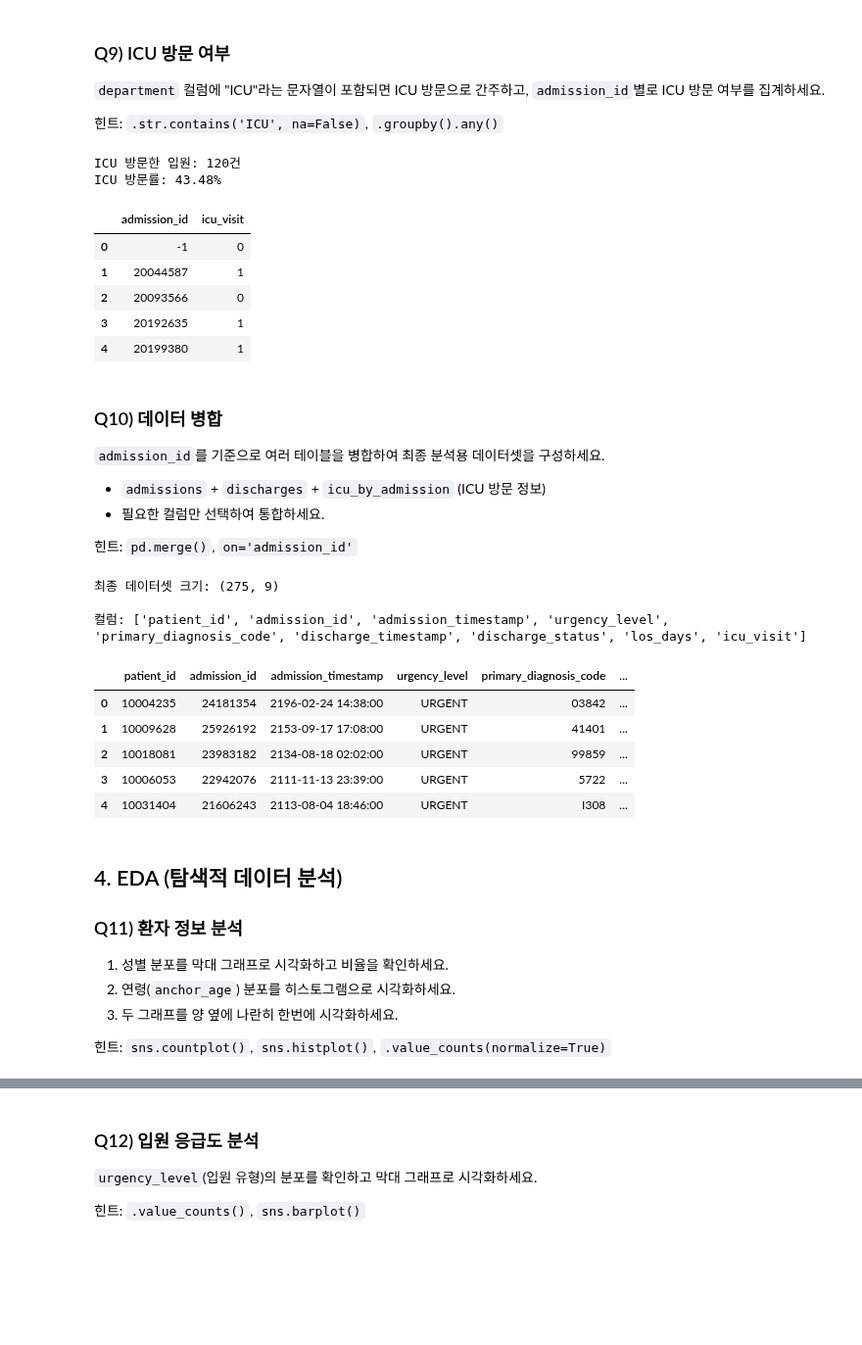
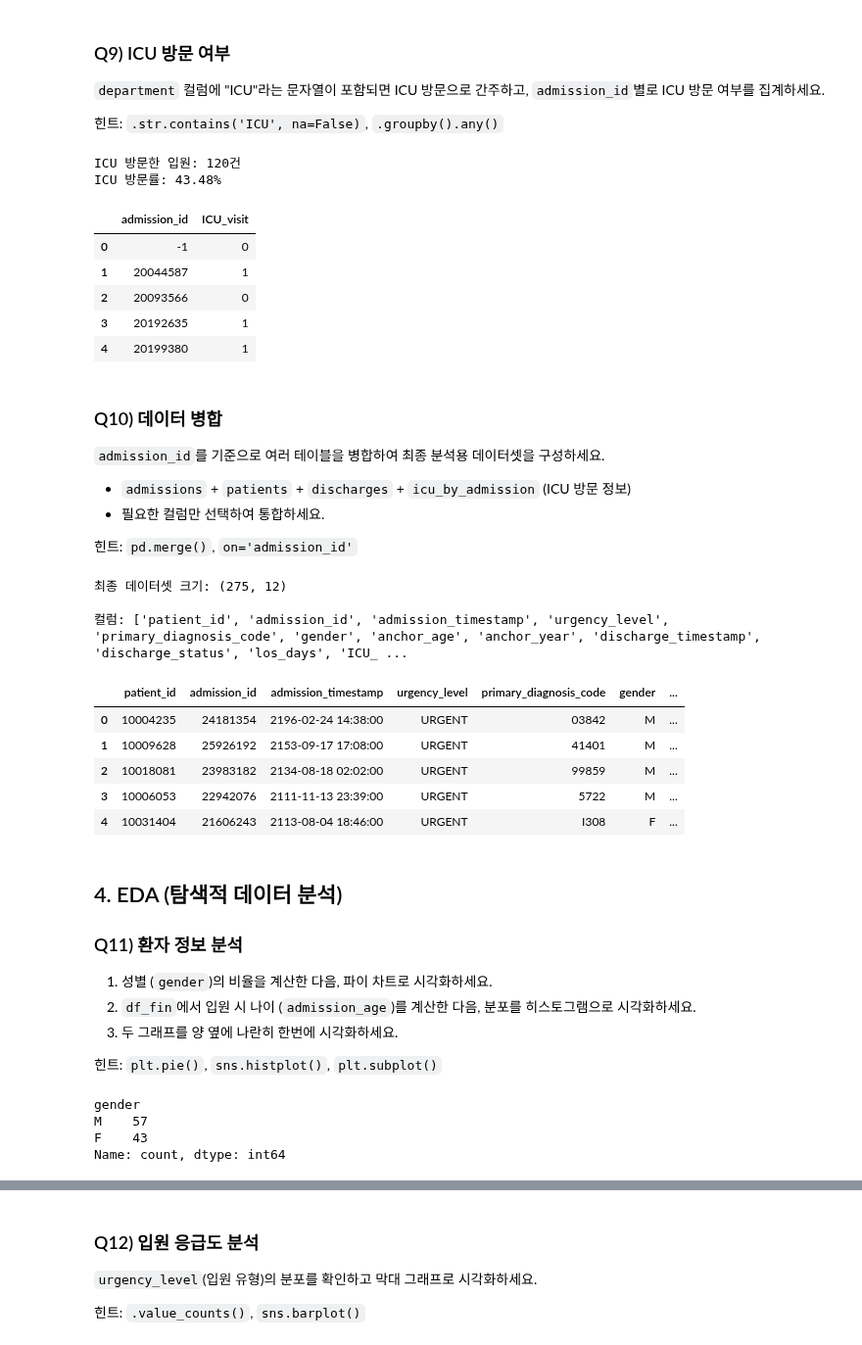
Before and after one commit to sarahjang15/MIMIC-IV_Data_Analysis, a Jupyter notebook: MIMIC_IV_Tutorial.ipynb, the cells around one changed output, grey strips where cells are left out. Shown at 98% size. Saved outputs shown, nothing was run; the diff lists cells and outputs as text; code cells hidden in the pictures; blank space fills up the shorter version.

```diff
--- a/MIMIC_IV_Tutorial.ipynb
+++ b/MIMIC_IV_Tutorial.ipynb
@@ -468,21 +525,20 @@ print(f"재입원률: {readmission['readmit_30'].mean() * 100:.2f}%")
 힌트: `.str.contains('ICU', na=False)`, `.groupby().any()`
 # %%
 # ICU 방문 여부 확인
-transfers['ICU_visit'] = transfers['department'].fillna('').str.contains('ICU', na=False)
+transfers['ICU_visit'] = transfers['department'].str.contains('ICU', na=False)
 
 # admission_id별 ICU 방문 여부 집계
 icu_by_admission = transfers.groupby('admission_id')['ICU_visit'].any().reset_index()
-icu_by_admission.columns = ['admission_id', 'icu_visit']
-icu_by_admission['icu_visit'] = icu_by_admission['icu_visit'].astype(int)
+icu_by_admission['ICU_visit'] = icu_by_admission['ICU_visit'].astype(int)
 
-print(f"ICU 방문한 입원: {icu_by_admission['icu_visit'].sum()}건")
-print(f"ICU 방문률: {icu_by_admission['icu_visit'].mean() * 100:.2f}%")
+print(f"ICU 방문한 입원: {icu_by_admission['ICU_visit'].sum()}건")
+print(f"ICU 방문률: {icu_by_admission['ICU_visit'].mean() * 100:.2f}%")
 
 icu_by_admission.head()
 # %% [output]
 ICU 방문한 입원: 120건
 ICU 방문률: 43.48%
-|  | admission_id | icu_visit |
+|  | admission_id | ICU_visit |
 | 0 | -1 | 0 |
 | 1 | 20044587 | 1 |
 | 2 | 20093566 | 0 |
@@ -493,44 +549,57 @@ ICU 방문률: 43.48%
 
 `admission_id`를 기준으로 여러 테이블을 병합하여 최종 분석용 데이터셋을 구성하세요.
 
-- `admissions` + `discharges` + `icu_by_admission` (ICU 방문 정보)
+- `admissions` + `patients` +  `discharges` + `icu_by_admission` (ICU 방문 정보)
 - 필요한 컬럼만 선택하여 통합하세요.
 
 힌트: `pd.merge()`, `on='admission_id'`
 # %%
 # 데이터 병합
 df_fin = admissions.merge(
+    patients[['subject_id', 'gender', 'anchor_age','anchor_year']].rename(columns={'subject_id': 'patient_id'}),
+    on='patient_id',
+    how='left'
+).merge(
     discharges[['admission_id', 'discharge_timestamp', 'discharge_status', 'los_days']],
     on='admission_id',
     how='left'
 ).merge(
     icu_by_admission,
     on='admission_id',
     how='left'
 )
 
 print(f"최종 데이터셋 크기: {df_fin.shape}")
 print(f"\n컬럼: {list(df_fin.columns)}")
 
 df_fin.head()
 # %% [output]
-최종 데이터셋 크기: (275, 9)
+최종 데이터셋 크기: (275, 12)
 
-컬럼: ['patient_id', 'admission_id', 'admission_timestamp', 'urgency_level', 'primary_diagnosis_code', 'discharge_timestamp', 'discharge_status', 'los_days', 'icu_visit']
+컬럼: ['patient_id', 'admission_id', 'admission_timestamp', 'urgency_level', 'primary_diagnosis_code', 'gender', 'anchor_age', 'anchor_year', 'discharge_timestamp', 'discharge_status', 'los_days', 'ICU_ ...
-|  | patient_id | admission_id | admission_timestamp | urgency_level | primary_diagnosis_code | ... |
-| 0 | 10004235 | 24181354 | 2196-02-24 14:38:00 | URGENT | 03842 | ... |
-| 1 | 10009628 | 25926192 | 2153-09-17 17:08:00 | URGENT | 41401 | ... |
-| 2 | 10018081 | 23983182 | 2134-08-18 02:02:00 | URGENT | 99859 | ... |
-| 3 | 10006053 | 22942076 | 2111-11-13 23:39:00 | URGENT | 5722 | ... |
-| 4 | 10031404 | 21606243 | 2113-08-04 18:46:00 | URGENT | I308 | ... |
+|  | patient_id | admission_id | admission_timestamp | urgency_level | primary_diagnosis_code | gender | ... |
+| 0 | 10004235 | 24181354 | 2196-02-24 14:38:00 | URGENT | 03842 | M | ... |
+| 1 | 10009628 | 25926192 | 2153-09-17 17:08:00 | URGENT | 41401 | M | ... |
+| 2 | 10018081 | 23983182 | 2134-08-18 02:02:00 | URGENT | 99859 | M | ... |
+| 3 | 10006053 | 22942076 | 2111-11-13 23:39:00 | URGENT | 5722 | M | ... |
+| 4 | 10031404 | 21606243 | 2113-08-04 18:46:00 | URGENT | I308 | F | ... |
 # %% [markdown]
 ## 4. EDA (탐색적 데이터 분석)
 
 ### Q11) 환자 정보 분석
 
-1. 성별 분포를 막대 그래프로 시각화하고 비율을 확인하세요.
-2. 연령(`anchor_age`) 분포를 히스토그램으로 시각화하세요.
+1. 성별 (`gender`)의 비율을 계산한 다음, 파이 차트로 시각화하세요.
+2. `df_fin`에서 입원 시 나이 (`admission_age`)를 계산한 다음, 분포를 히스토그램으로 시각화하세요.
 3. 두 그래프를 양 옆에 나란히 한번에 시각화하세요.
 
 
-힌트: `sns.countplot()`, `sns.histplot()`, `.value_counts(normalize=True)`
+힌트: `plt.pie()`, `sns.histplot()`, `plt.subplot()`
+# %%
+# 성별
+gender_counts = patients['gender'].value_counts()
+print(gender_counts)
+# %% [output]
+gender
+M    57
+F    43
+Name: count, dtype: int64
```
Also changed, not shown: parts of 42 cells of this notebook.
